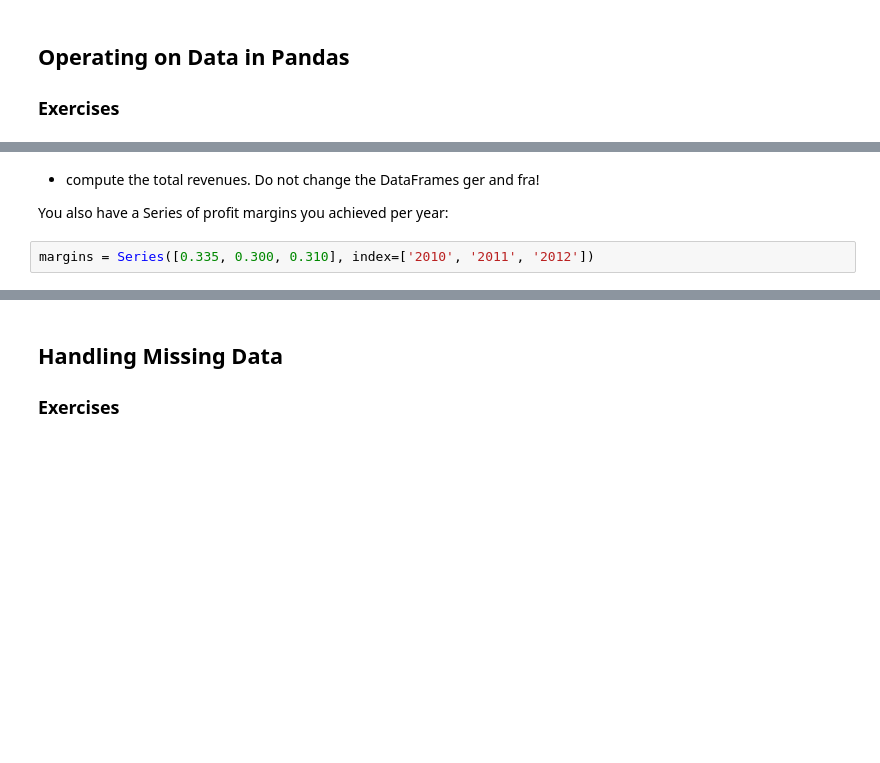
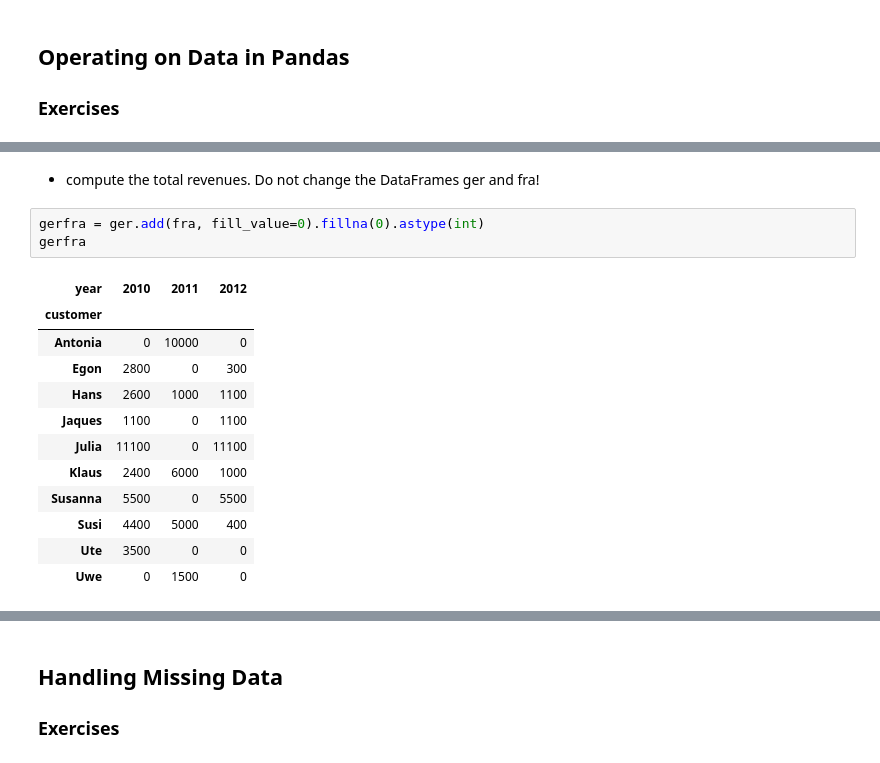
Before and after one commit to IchChefDuNixx/2023SS, a Jupyter notebook: DS/data_aai_sose23/lecture04_missing_values/h04a-assignment-Pandas_Part_1.ipynb, the cells around one changed output, grey strips where cells are left out. Cells and saved outputs as stored; diff of their text form; blank space fills up the shorter version.

```diff
--- a/DS/data_aai_sose23/lecture04_missing_values/h04a-assignment-Pandas_Part_1.ipynb
+++ b/DS/data_aai_sose23/lecture04_missing_values/h04a-assignment-Pandas_Part_1.ipynb
@@ -79,6 +259,18 @@ fra.name = 'France'
 # %% [markdown]
 - compute the total revenues. Do not change the DataFrames ger and fra!
-
-You also have a Series of profit margins you achieved per year:
-# %%
-margins = Series([0.335, 0.300, 0.310], index=['2010', '2011', '2012'])
+# %%
+gerfra = ger.add(fra, fill_value=0).fillna(0).astype(int)
+gerfra
+# %% [output]
+| year | 2010 | 2011 | 2012 |
+| customer |  |  |  |
+| Antonia | 0 | 10000 | 0 |
+| Egon | 2800 | 0 | 300 |
+| Hans | 2600 | 1000 | 1100 |
+| Jaques | 1100 | 0 | 1100 |
+| Julia | 11100 | 0 | 11100 |
+| Klaus | 2400 | 6000 | 1000 |
+| Susanna | 5500 | 0 | 5500 |
+| Susi | 4400 | 5000 | 400 |
+| Ute | 3500 | 0 | 0 |
+| Uwe | 0 | 1500 | 0 |
```
Also changed, not shown: parts of 20 cells of this notebook, 10 other files.
